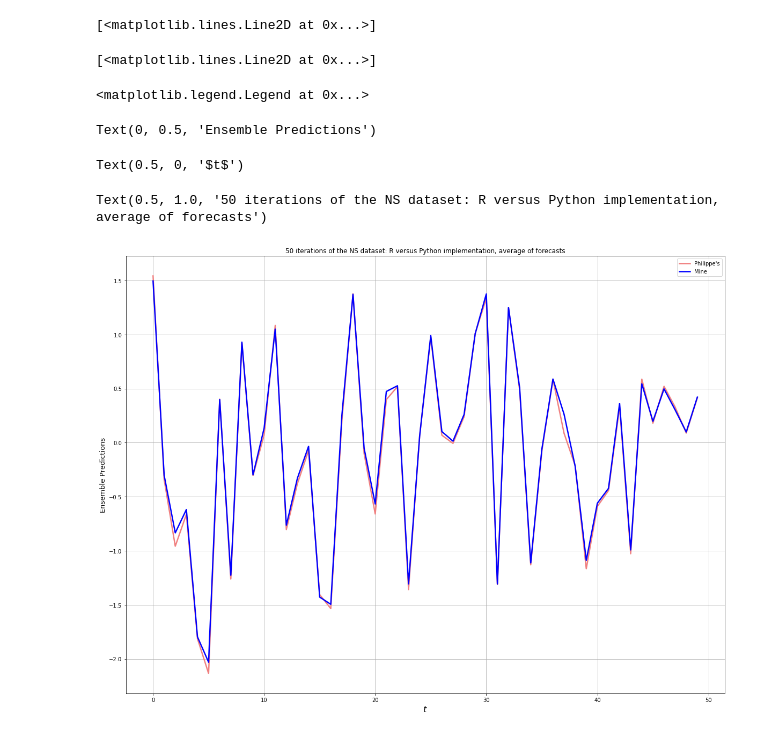
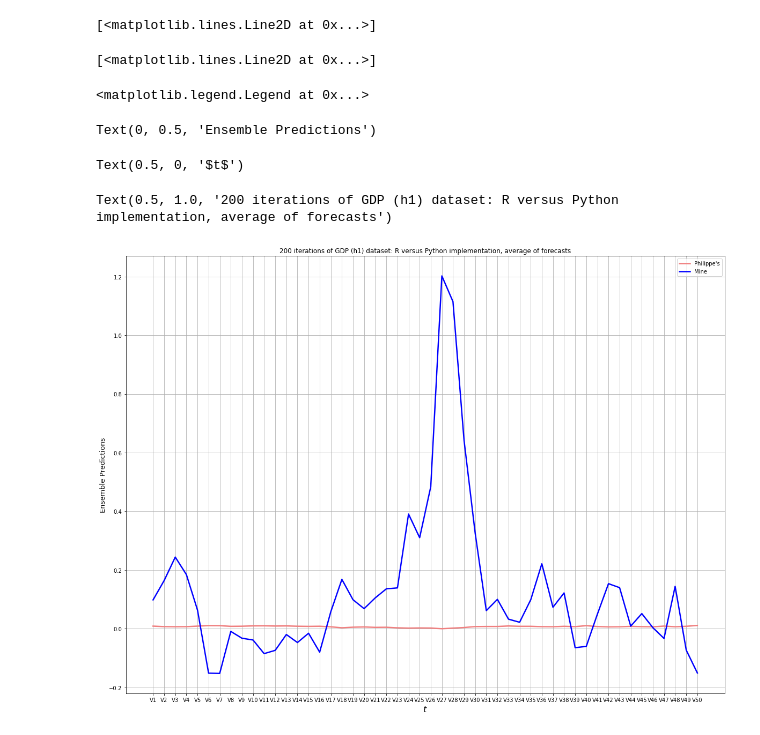
Before and after one commit to RyanLucas3/MacroRandomForest, a Jupyter notebook: Python/MRF_notebook copy 5.ipynb, the cells around one changed output. Drawn from its saved outputs; the diff is of its cells as text; code cells hidden in the pictures.

```diff
--- a/Python/MRF_notebook copy 5.ipynb
+++ b/Python/MRF_notebook copy 5.ipynb
@@ -11,0 +16,2 @@ data_in = pd.read_csv(f"/Users/ryanlucas/Desktop/MacroRandomForest/Datasets/{dat
+# %%
+data_in = data_in.iloc[:, :100]
@@ -22,9 +46,10 @@ print(oos_pos)
 MRF = MacroRandomForest(data=data_in,
                         y_pos=0,
                         x_pos=np.arange(1,4),
-                        fast_rw = False,
-                        B = 1000,
+                        fast_rw = True,
+                        B=200,
                         mtry_frac=0.25,
+                        resampling_opt = 2,
                         oos_pos=oos_pos,
                         trend_push=4,
                         quantile_rate=0.3,
@@ -62,7 +65,5 @@ Line #      Hits         Time  Per Hit   % Time  Line Contents
 # %%
-phils_preds = pd.read_csv("/Users/ryanlucas/Desktop/MRF/predictions.csv", index_col = "Unnamed: 0")
+phils_preds = pd.read_csv("/Users/ryanlucas/Desktop/MRF/predictions_gdp_h1.csv", index_col = "Unnamed: 0")
 # %%
 my_preds = pd.DataFrame(mrf_output['pred_ensemble'])
-# %%
-phils_preds.columns = my_preds.columns
 # %%
@@ -152,22 +155,22 @@ phils_preds
 # %%
 fig, ax = plt.subplots()
 plt.rcParams['figure.figsize'] = (20, 8)
 ax.plot(phils_preds.mean(axis = 0), color = 'lightcoral', linewidth = 2.5, label = "Philippe's")
 
 ax.plot(my_preds.mean(axis = 0), color = 'blue', linewidth = 2.5, label = "Mine")
 
 # ax.plot(y, label = 'actual', color = 'magenta', linewidth = 2.5)
 ax.legend()
 ax.set_ylabel("Ensemble Predictions", fontsize = 13)
 ax.grid()
 ax.set_xlabel(r"$t$", fontsize = 16)
-ax.set_title("50 iterations of the NS dataset: R versus Python implementation, average of forecasts")
+ax.set_title("200 iterations of GDP (h1) dataset: R versus Python implementation, average of forecasts")
 # ax.plot(y, color = 'green', linewidth = 3)
 # %% [output]
 [<matplotlib.lines.Line2D at 0x...>]
 [<matplotlib.lines.Line2D at 0x...>]
 <matplotlib.legend.Legend at 0x...>
 Text(0, 0.5, 'Ensemble Predictions')
 Text(0.5, 0, '$t$')
-Text(0.5, 1.0, '50 iterations of the NS dataset: R versus Python implementation, average of forecasts')
+Text(0.5, 1.0, '200 iterations of GDP (h1) dataset: R versus Python implementation, average of forecasts')
-[figure, old version]
+[figure, new version]
```
Also changed, not shown: parts of 14 cells of this notebook, 15 other files.
